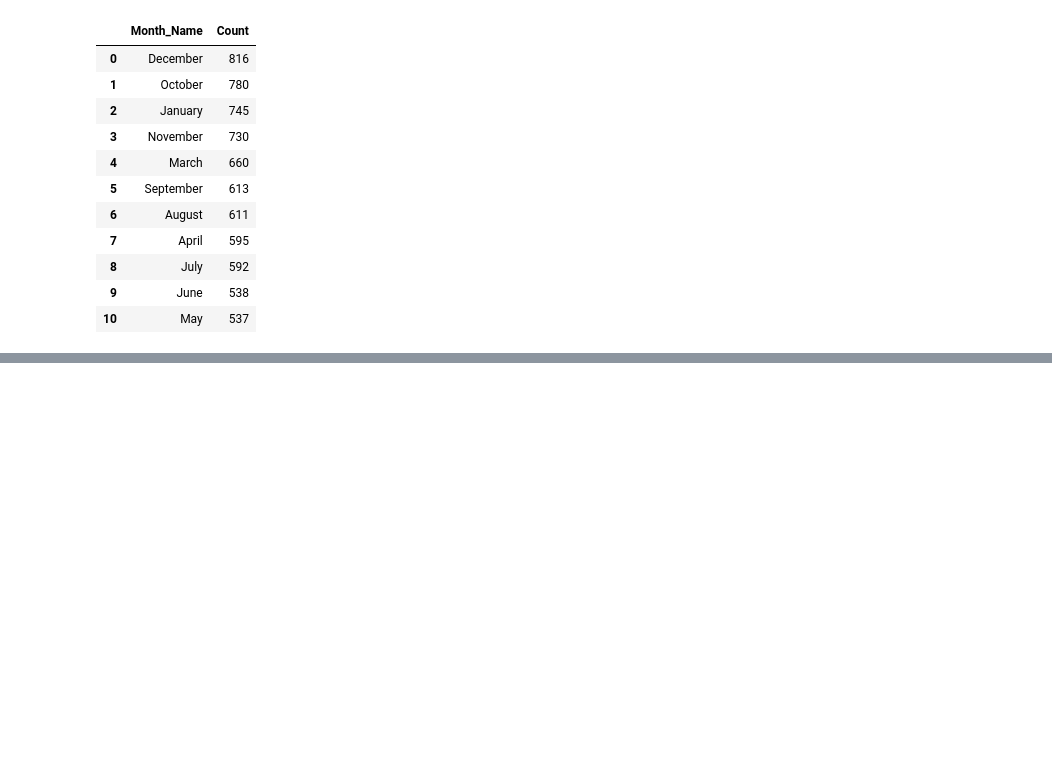
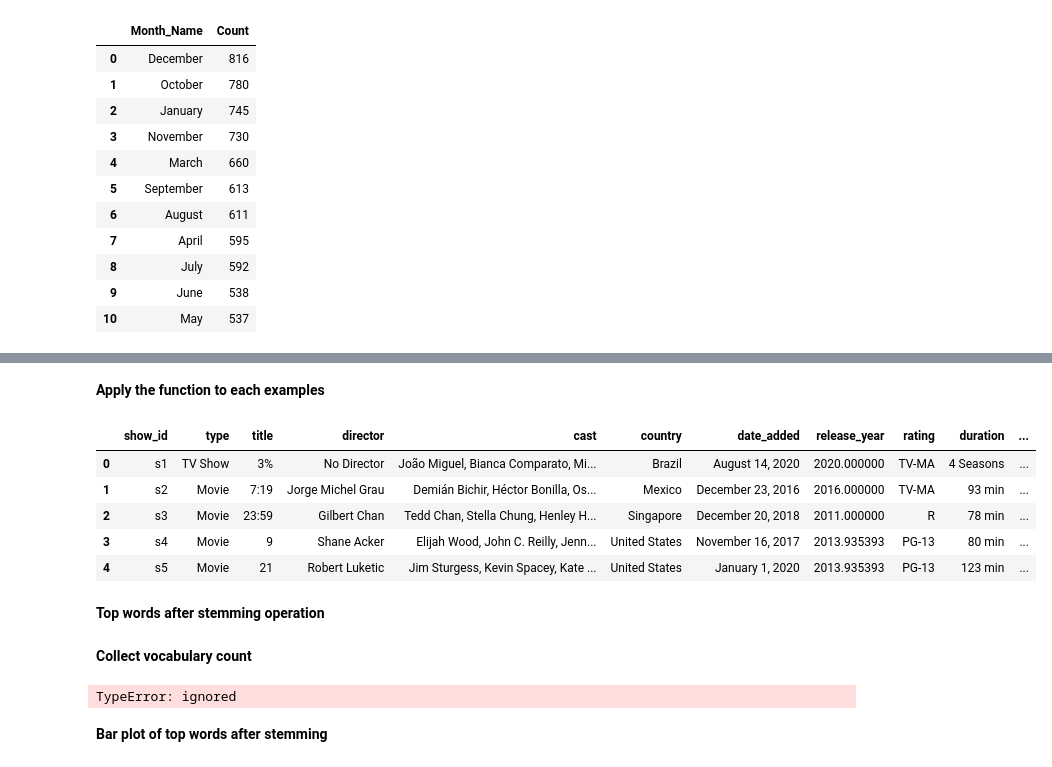
Before and after one commit to Ranjitghadge/NETFLIX-MOVIES-AND-TV-SHOWS-CLUSTERING, a Jupyter notebook: Ranjit_G_NETFLIX_MOVIES_AND_TV_SHOWS_CLUSTERING.ipynb, the cells around one changed output, grey strips where cells are left out. Drawn from its saved outputs; the diff is of its cells as text; code cells hidden in the pictures; blank space fills up the shorter version.

```diff
--- a/Ranjit_G_NETFLIX_MOVIES_AND_TV_SHOWS_CLUSTERING.ipynb
+++ b/Ranjit_G_NETFLIX_MOVIES_AND_TV_SHOWS_CLUSTERING.ipynb
@@ -374,0 +514,39 @@ sns.barplot(x='Month_Name', y='Count',data=ten_counts)
+# %%
+# Create an object of stemming function
+stemmer = SnowballStemmer("english")
+
+def stemming(text):
+    '''a function which stems each word in the given text'''
+    text = [stemmer.stem(word) for word in text.split()]
+    return " ".join(text)
+# %% [markdown]
+
+**Apply the function to each examples**
+# %%
+#Stemming for description
+df['description'] = df['description'].apply(stemming)
+df.head()
+# %% [output]
+|  | show_id | type | title | director | cast | country | date_added | release_year | rating | duration | ... |
+| 0 | s1 | TV Show | 3% | No Director | João Miguel, Bianca Comparato, Mi... | Brazil | August 14, 2020 | 2020.000000 | TV-MA | 4 Seasons | ... |
+| 1 | s2 | Movie | 7:19 | Jorge Michel Grau | Demián Bichir, Héctor Bonilla, Os... | Mexico | December 23, 2016 | 2016.000000 | TV-MA | 93 min | ... |
+| 2 | s3 | Movie | 23:59 | Gilbert Chan | Tedd Chan, Stella Chung, Henley H... | Singapore | December 20, 2018 | 2011.000000 | R | 78 min | ... |
+| 3 | s4 | Movie | 9 | Shane Acker | Elijah Wood, John C. Reilly, Jenn... | United States | November 16, 2017 | 2013.935393 | PG-13 | 80 min | ... |
+| 4 | s5 | Movie | 21 | Robert Luketic | Jim Sturgess, Kevin Spacey, Kate ... | United States | January 1, 2020 | 2013.935393 | PG-13 | 123 min | ... |
+# %% [markdown]
+**Top words after stemming operation**
+# %% [markdown]
+**Collect vocabulary count**
+# %%
+# Create the object of tfid vectorizer
+tfid_vectorizer = TfidfVectorizer("english")
+
+# Fit the vectorizer using the text data
+tfid_vectorizer.fit(df['description'])
+
+# Collect the vocabulary items used in the vectorizer
+dictionary = tfid_vectorizer.vocabulary_.items()
+# %% [output]
+TypeError: ignored
+# %% [markdown]
+**Bar plot of top words after stemming**
```
Also changed, not shown: parts of 66 cells of this notebook.
